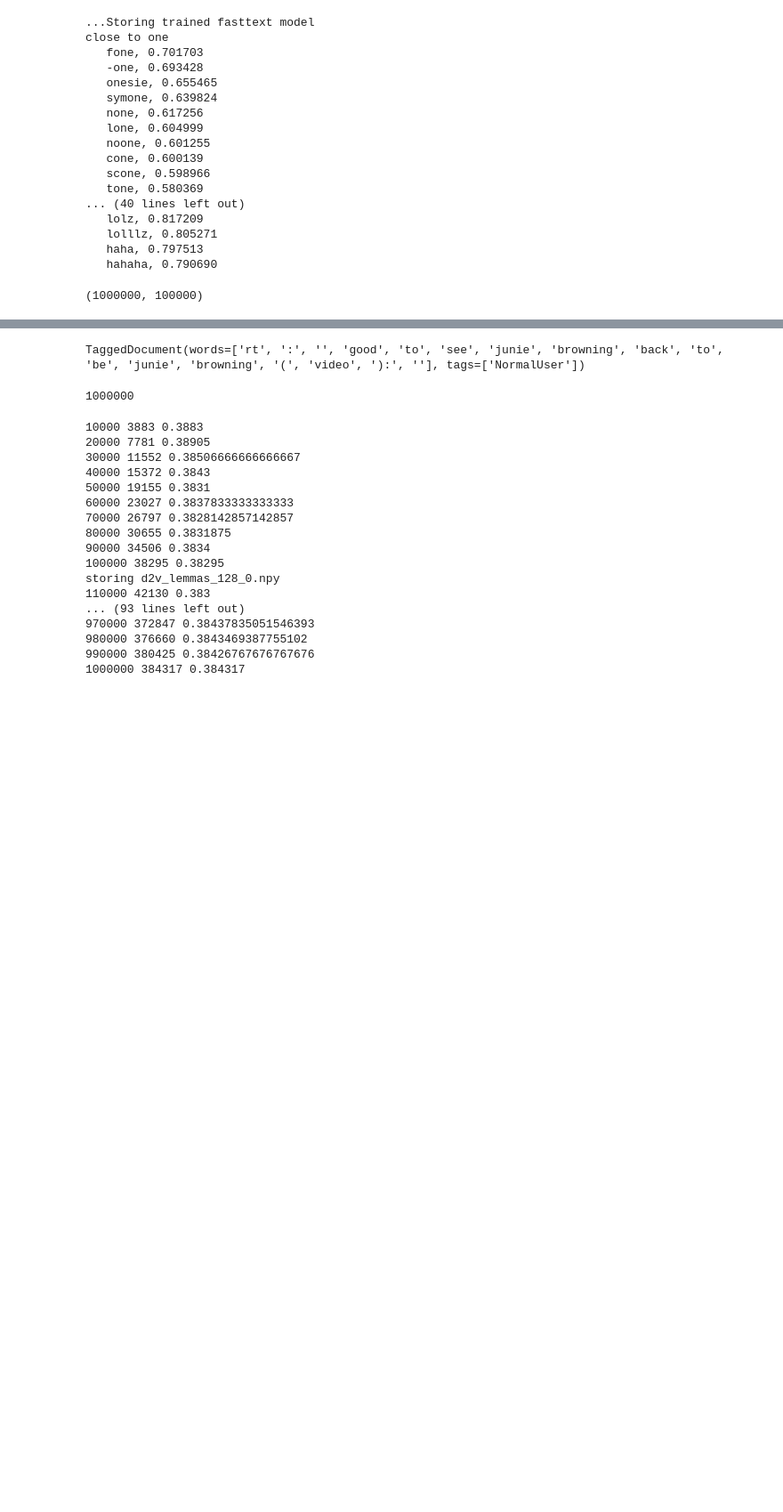
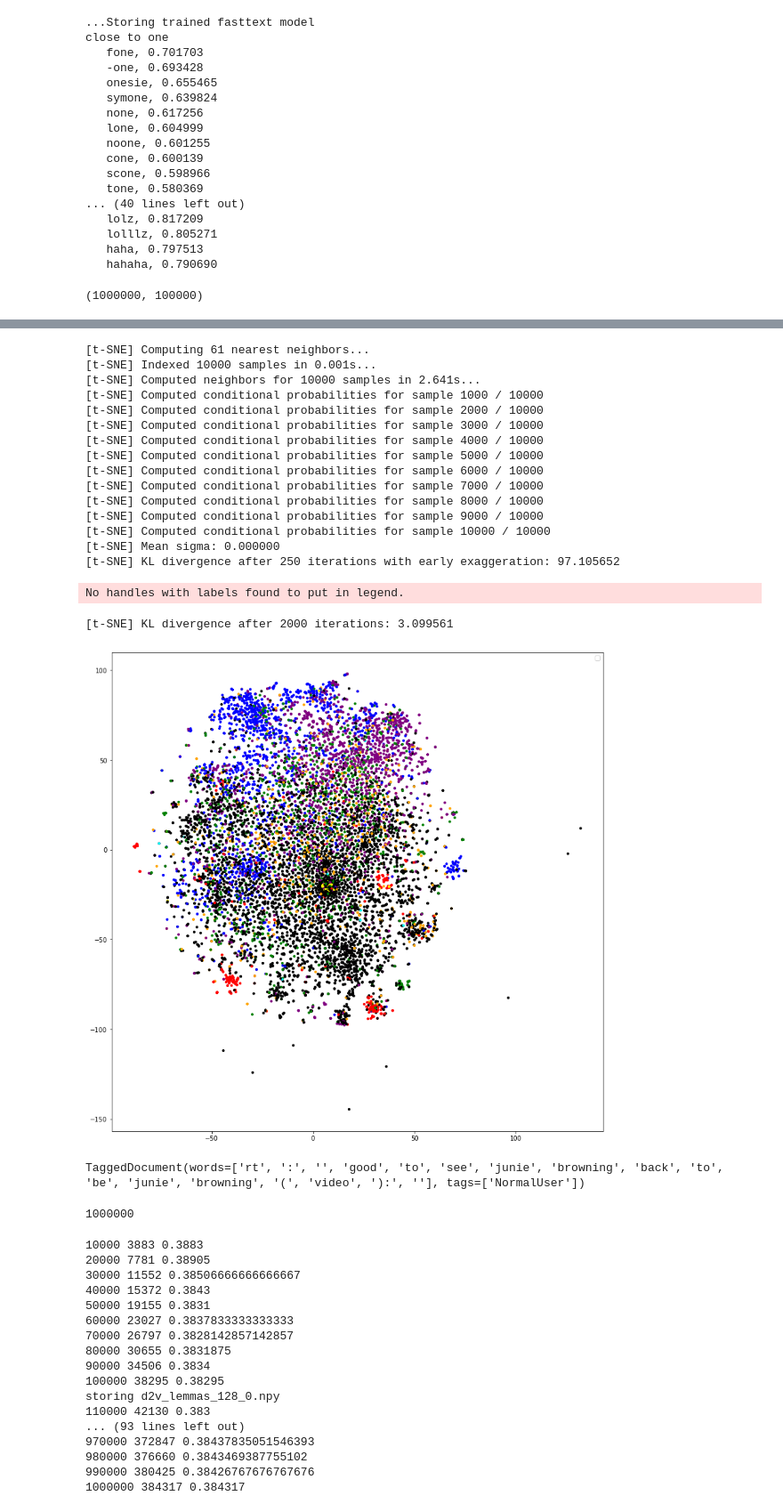
Before and after one commit to barrelchester/nlp.final-project.twitter-troll-classifier, a Jupyter notebook: dev/vectorization_distributed-embedding-exploration.ipynb, the cells around one changed output, grey strips where cells are left out. Shown at 89% size. Cells and saved outputs as stored; diff of their text form; code cells hidden in the pictures; blank space fills up the shorter version.

```diff
--- a/dev/vectorization_distributed-embedding-exploration.ipynb
+++ b/dev/vectorization_distributed-embedding-exploration.ipynb
@@ -111,7 +137,7 @@ tokens = [f['tokens'].strip() for f in feats]
 # word level
 # %%
 def train_w2v(texts, model_path, vec_dim=128, window=5):
-    model = Word2Vec(sentences=texts, vector_size=vec_dim, window=window, min_count=10, workers=4)
+    model = Word2Vec(sentences=texts, size=vec_dim, window=window, min_count=10, workers=4)
     model.train(texts, total_examples=len(texts), epochs=5)
 
     print('...Storing trained word2vec model')
@@ -126,7 +152,7 @@ def train_w2v(texts, model_path, vec_dim=128, window=5):
 
 
 def train_ft(texts, model_path, vec_dim=128, window=5):
-    model = FastText(sentences=texts, vector_size=vec_dim, window=window, min_count=10, workers=4)
+    model = FastText(sentences=texts, size=vec_dim, window=window, min_count=10, workers=4)
     model.train(texts, total_examples=len(texts), epochs=5)
 
     print('...Storing trained fasttext model')
@@ -265,13 +310,11 @@ def plot_tsne(vecs, lab_idxs, idx2lab):
     num_labs = len(idx2lab)
     colors = ['red','aqua','orange','green','blue','black','purple','yellow','magenta','cyan'][:num_labs]
 
-    fig = plt.figure(figsize=(14,14))
-    plt.scatter(vis_x, vis_y, c=[colors[i] for i in lab_idxs], cmap=matplotlib.colors.ListedColormap(colors))
-
-    cb = plt.colorbar()
-    loc = np.arange(0, max(lab_idxs)+1, (max(lab_idxs)+1)/float(num_labs))
-    cb.set_ticks(loc)
-    cb.set_ticklabels([idx2lab[i] for i in range(num_labs)])
+    fig, ax = plt.subplots(figsize=(14,14))
+    ax.scatter(vis_x, vis_y, c=[colors[i] for i in lab_idxs],
+               s=10, cmap=matplotlib.colors.ListedColormap(colors))
+    ax.legend()
+    plt.show()
 # %%
 #sum weighted word vecs by tfidf
 
@@ -411,0 +514,11 @@ get_sum_tfidf_weighted_word_vectors(lemmas, w2v_lemma_128_model, tfidf, tfidf_vo
+# %%
+#FSE
+fse_w2v_lemma_128_model = SIF(w2v_lemma_128_model)
+_,_ = fse_w2v_lemma_128_model.train(IndexedList(lemma_texts))
+fse_w2v_lemma_128_model.save('fse_w2v_lemma_128.model')
+
+print('\n\nExamples')
+for i, sent in enumerate(lemma_texts[:10]):
+    print('\nSource sentence: %s' % ' '.join(sent))
+    for idx, sc in fse_w2v_lemma_128_model.sv.most_similar(i, topn=5):
+        print('\n    Similar - %.4f: %s' % (sc, ' '.join(lemma_texts[idx])))
@@ -412,3 +543,24 @@ get_sum_tfidf_weighted_word_vectors(lemmas, w2v_lemma_128_model, tfidf, tfidf_vo
+# %%
+plot_tsne(fse_w2v_lemma_128_model.sv.vectors[:10000,:], [lab2idx[l] for l in labels[:10000]], idx2lab)
+# %% [output]
+[t-SNE] Computing 61 nearest neighbors...
+[t-SNE] Indexed 10000 samples in 0.001s...
+[t-SNE] Computed neighbors for 10000 samples in 2.641s...
+[t-SNE] Computed conditional probabilities for sample 1000 / 10000
+[t-SNE] Computed conditional probabilities for sample 2000 / 10000
+[t-SNE] Computed conditional probabilities for sample 3000 / 10000
+[t-SNE] Computed conditional probabilities for sample 4000 / 10000
+[t-SNE] Computed conditional probabilities for sample 5000 / 10000
+[t-SNE] Computed conditional probabilities for sample 6000 / 10000
+[t-SNE] Computed conditional probabilities for sample 7000 / 10000
+[t-SNE] Computed conditional probabilities for sample 8000 / 10000
+[t-SNE] Computed conditional probabilities for sample 9000 / 10000
+[t-SNE] Computed conditional probabilities for sample 10000 / 10000
+[t-SNE] Mean sigma: 0.000000
+[t-SNE] KL divergence after 250 iterations with early exaggeration: 97.105652
+No handles with labels found to put in legend.
+[t-SNE] KL divergence after 2000 iterations: 3.099561
+[figure, added]
 # %%
 #doc2vec
 # %%
```
Also changed, not shown: parts of 27 cells of this notebook, 2 other files.
